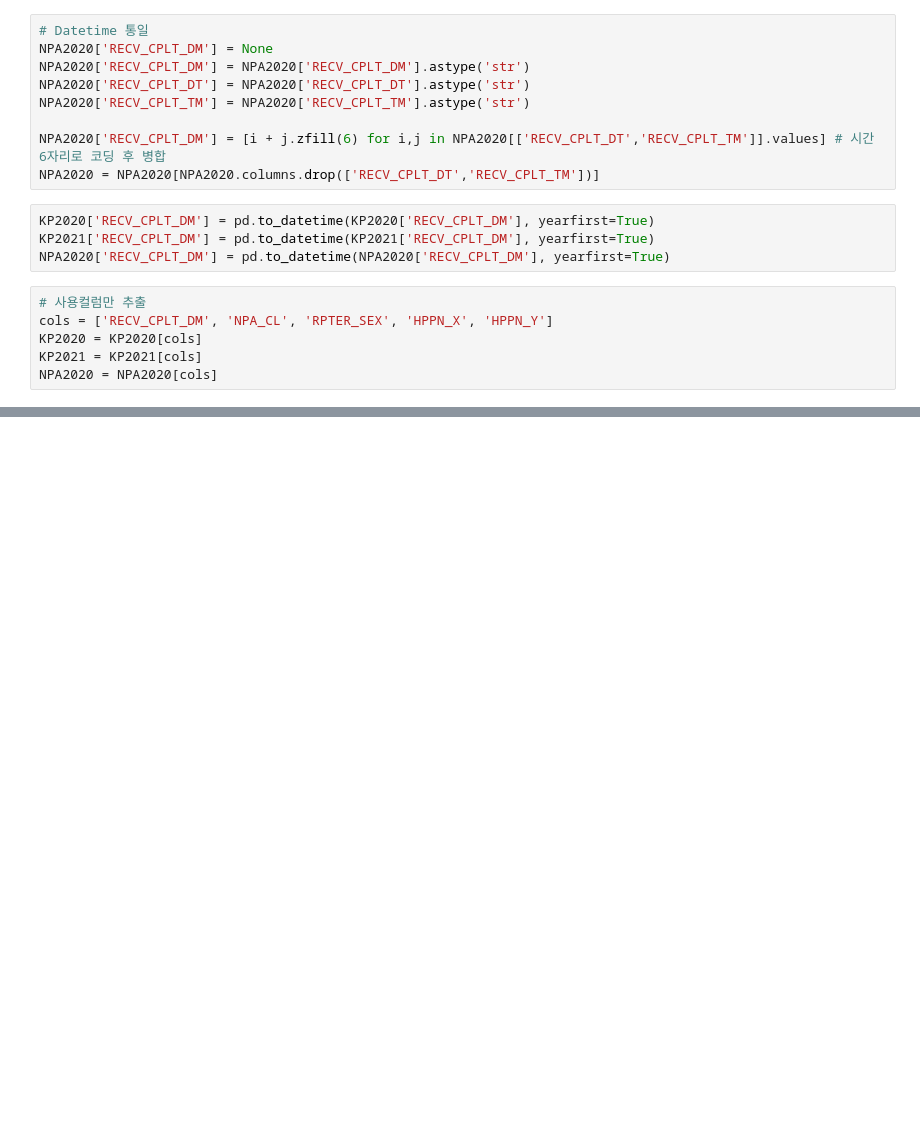
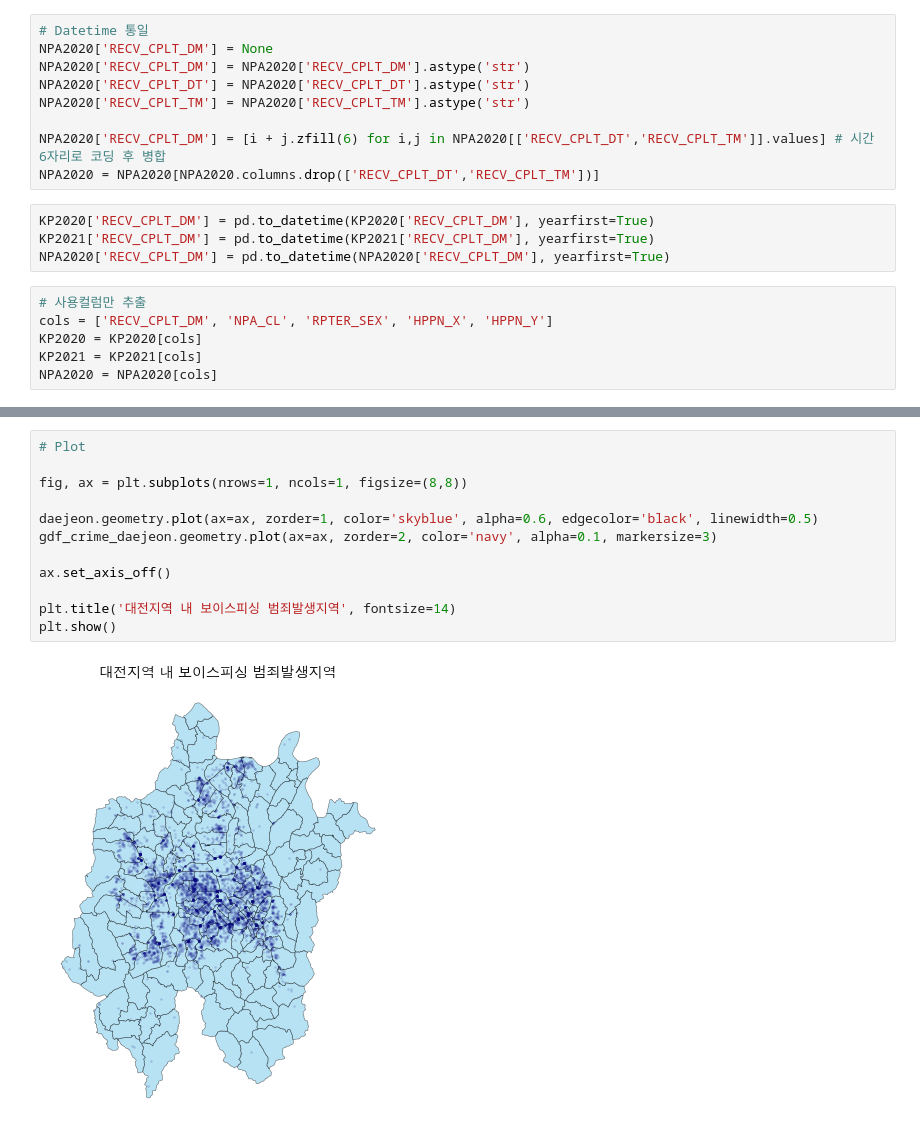
Before and after one commit to ddangchani/LocalSecurity_competition, a Jupyter notebook: preprocessing.ipynb, the cells around one changed output, grey strips where cells are left out. Drawn from its saved outputs; the diff is of its cells as text; blank space fills up the shorter version.

```diff
--- a/preprocessing.ipynb
+++ b/preprocessing.ipynb
@@ -52,0 +132,14 @@ gdf_crime.to_file('data/gdf_crime.gpkg')
+# %%
+# Plot
+
+fig, ax = plt.subplots(nrows=1, ncols=1, figsize=(8,8))
+
+daejeon.geometry.plot(ax=ax, zorder=1, color='skyblue', alpha=0.6, edgecolor='black', linewidth=0.5)
+gdf_crime_daejeon.geometry.plot(ax=ax, zorder=2, color='navy', alpha=0.1, markersize=3)
+
+ax.set_axis_off()
+
+plt.title('대전지역 내 보이스피싱 범죄발생지역', fontsize=14)
+plt.show()
+# %% [output]
+[figure, added]
```
Also changed, not shown: parts of 13 cells of this notebook, 3 other files.
